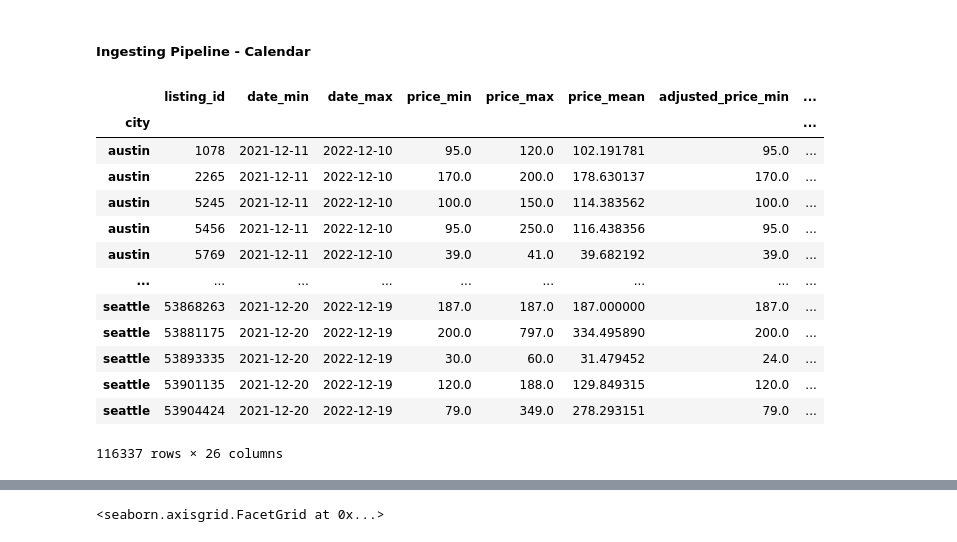
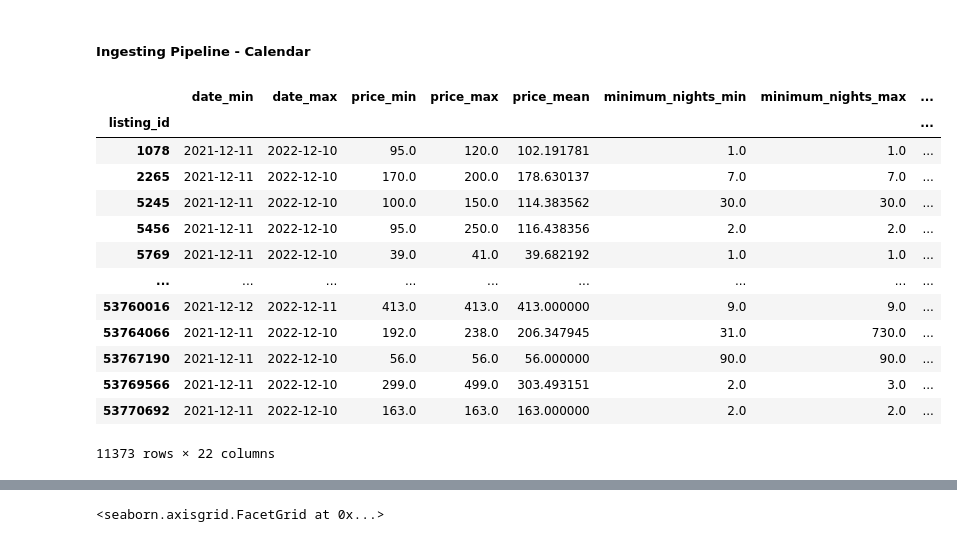
Before and after one commit to vpontello/AirBnb_feature_importance, a Jupyter notebook: DataScience_Post.ipynb, the cells around one changed output, grey strips where cells are left out. Saved outputs shown, nothing was run; the diff lists cells and outputs as text; code cells hidden in the pictures.

```diff
--- a/DataScience_Post.ipynb
+++ b/DataScience_Post.ipynb
@@ -401,8 +399,3 @@ KeyboardInterrupt:
-# %%
-df_calendar_agg['price_rel'] = df_calendar_agg['price'] / df_calendar_agg['price'].mean()
-
-cat_cols_lst = ['city']
-df_calendar = create_dummy_df(df_calendar, cat_cols_lst, dummy_na=False)
 # %%
 ocupation_duration_stats.tail()
 # %% [output]
@@ -440,20 +431,20 @@ trusted_calendar_dataset = pd.read_csv('datasets/trusted/calendar_dataset.csv')
 # %%
-trusted_calendar_dataset.set_index('city').join(tourism.set_index('city'), how='left')
+df_calendar_agg.join(tourism.set_index('city'), on='city', how='left')
 # %% [output]
-|  | listing_id | date_min | date_max | price_min | price_max | price_mean | adjusted_price_min | ... |
-| city |  |  |  |  |  |  |  | ... |
-| austin | 1078 | 2021-12-11 | 2022-12-10 | 95.0 | 120.0 | 102.191781 | 95.0 | ... |
-| austin | 2265 | 2021-12-11 | 2022-12-10 | 170.0 | 200.0 | 178.630137 | 170.0 | ... |
-| austin | 5245 | 2021-12-11 | 2022-12-10 | 100.0 | 150.0 | 114.383562 | 100.0 | ... |
-| austin | 5456 | 2021-12-11 | 2022-12-10 | 95.0 | 250.0 | 116.438356 | 95.0 | ... |
-| austin | 5769 | 2021-12-11 | 2022-12-10 | 39.0 | 41.0 | 39.682192 | 39.0 | ... |
+|  | date_min | date_max | price_min | price_max | price_mean | minimum_nights_min | minimum_nights_max | ... |
+| listing_id |  |  |  |  |  |  |  | ... |
+| 1078 | 2021-12-11 | 2022-12-10 | 95.0 | 120.0 | 102.191781 | 1.0 | 1.0 | ... |
+| 2265 | 2021-12-11 | 2022-12-10 | 170.0 | 200.0 | 178.630137 | 7.0 | 7.0 | ... |
+| 5245 | 2021-12-11 | 2022-12-10 | 100.0 | 150.0 | 114.383562 | 30.0 | 30.0 | ... |
+| 5456 | 2021-12-11 | 2022-12-10 | 95.0 | 250.0 | 116.438356 | 2.0 | 2.0 | ... |
+| 5769 | 2021-12-11 | 2022-12-10 | 39.0 | 41.0 | 39.682192 | 1.0 | 1.0 | ... |
 | ... | ... | ... | ... | ... | ... | ... | ... | ... |
-| seattle | 53868263 | 2021-12-20 | 2022-12-19 | 187.0 | 187.0 | 187.000000 | 187.0 | ... |
-| seattle | 53881175 | 2021-12-20 | 2022-12-19 | 200.0 | 797.0 | 334.495890 | 200.0 | ... |
-| seattle | 53893335 | 2021-12-20 | 2022-12-19 | 30.0 | 60.0 | 31.479452 | 24.0 | ... |
-| seattle | 53901135 | 2021-12-20 | 2022-12-19 | 120.0 | 188.0 | 129.849315 | 120.0 | ... |
-| seattle | 53904424 | 2021-12-20 | 2022-12-19 | 79.0 | 349.0 | 278.293151 | 79.0 | ... |
+| 53760016 | 2021-12-12 | 2022-12-11 | 413.0 | 413.0 | 413.000000 | 9.0 | 9.0 | ... |
+| 53764066 | 2021-12-11 | 2022-12-10 | 192.0 | 238.0 | 206.347945 | 31.0 | 730.0 | ... |
+| 53767190 | 2021-12-11 | 2022-12-10 | 56.0 | 56.0 | 56.000000 | 90.0 | 90.0 | ... |
+| 53769566 | 2021-12-11 | 2022-12-10 | 299.0 | 499.0 | 303.493151 | 2.0 | 3.0 | ... |
+| 53770692 | 2021-12-11 | 2022-12-10 | 163.0 | 163.0 | 163.000000 | 2.0 | 2.0 | ... |
-116337 rows × 26 columns
+11373 rows × 22 columns
 # %%
 trusted_calendar_dataset = pd.DataFrame()
 
```
Also changed, not shown: parts of 9 cells of this notebook.
